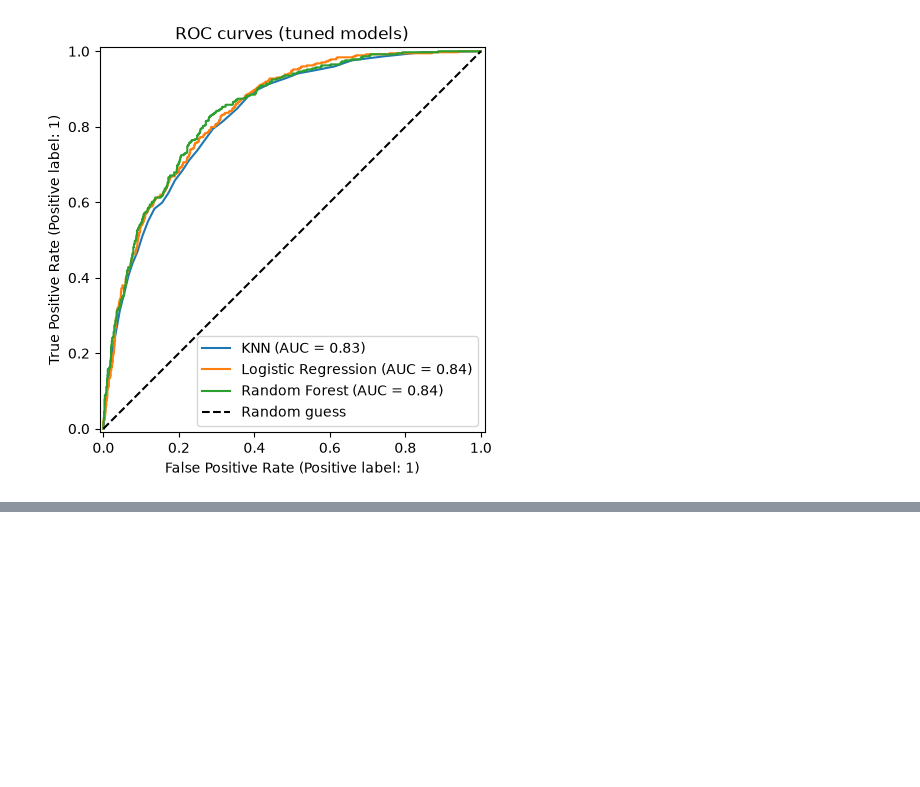
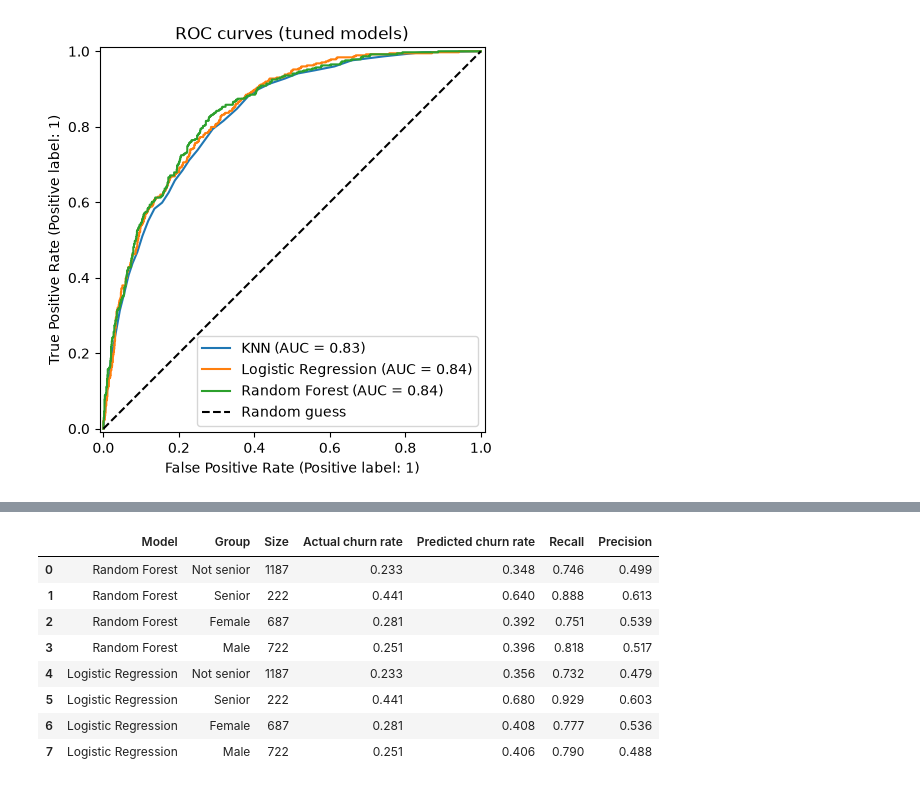
Before and after one commit to Ometh24/Telco_churn_prediction, a Jupyter notebook: Task2_preprocessing_models.ipynb, the cells around one changed output, grey strips where cells are left out. Cells and saved outputs as stored; diff of their text form; code cells hidden in the pictures; blank space fills up the shorter version.

```diff
--- a/Task2_preprocessing_models.ipynb
+++ b/Task2_preprocessing_models.ipynb
@@ -258,0 +287,35 @@ plt.show()
+# %%
+rf_pred = best_models["Random Forest"].predict(X_test)
+lr_pred = best_models["Logistic Regression"].predict(X_test_scaled)
+
+groups = {
+    "SeniorCitizen": {0: "Not senior", 1: "Senior"},
+    "gender_Male": {0: "Female", 1: "Male"},
+}
+
+rows = []
+for model_name, pred in [("Random Forest", rf_pred), ("Logistic Regression", lr_pred)]:
+    for col, labels in groups.items():
+        for val, label in labels.items():
+            mask = (X_test[col] == val).values
+            rows.append({
+                "Model": model_name,
+                "Group": label,
+                "Size": mask.sum(),
+                "Actual churn rate": round(y_test[mask].mean(), 3),
+                "Predicted churn rate": round(pred[mask].mean(), 3),
+                "Recall": round(recall_score(y_test[mask], pred[mask]), 3),
+                "Precision": round(precision_score(y_test[mask], pred[mask]), 3),
+            })
+
+pd.DataFrame(rows)
+# %% [output]
+|  | Model | Group | Size | Actual churn rate | Predicted churn rate | Recall | Precision |
+| 0 | Random Forest | Not senior | 1187 | 0.233 | 0.348 | 0.746 | 0.499 |
+| 1 | Random Forest | Senior | 222 | 0.441 | 0.640 | 0.888 | 0.613 |
+| 2 | Random Forest | Female | 687 | 0.281 | 0.392 | 0.751 | 0.539 |
+| 3 | Random Forest | Male | 722 | 0.251 | 0.396 | 0.818 | 0.517 |
+| 4 | Logistic Regression | Not senior | 1187 | 0.233 | 0.356 | 0.732 | 0.479 |
+| 5 | Logistic Regression | Senior | 222 | 0.441 | 0.680 | 0.929 | 0.603 |
+| 6 | Logistic Regression | Female | 687 | 0.281 | 0.408 | 0.777 | 0.536 |
+| 7 | Logistic Regression | Male | 722 | 0.251 | 0.406 | 0.790 | 0.488 |
```
Also changed, not shown: parts of 1 cell of this notebook.
